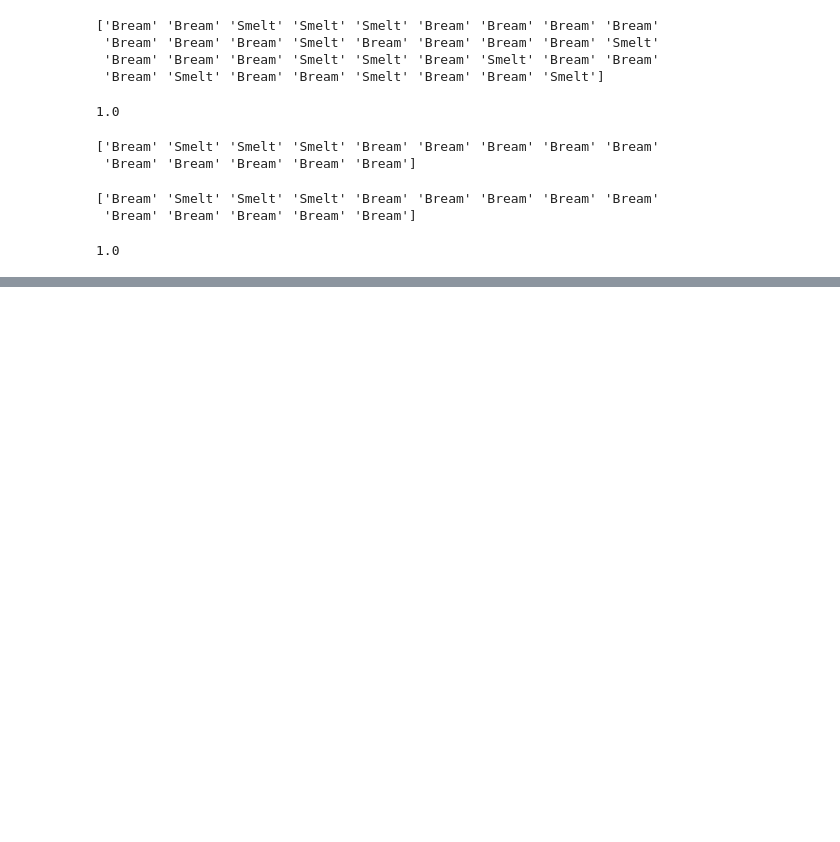
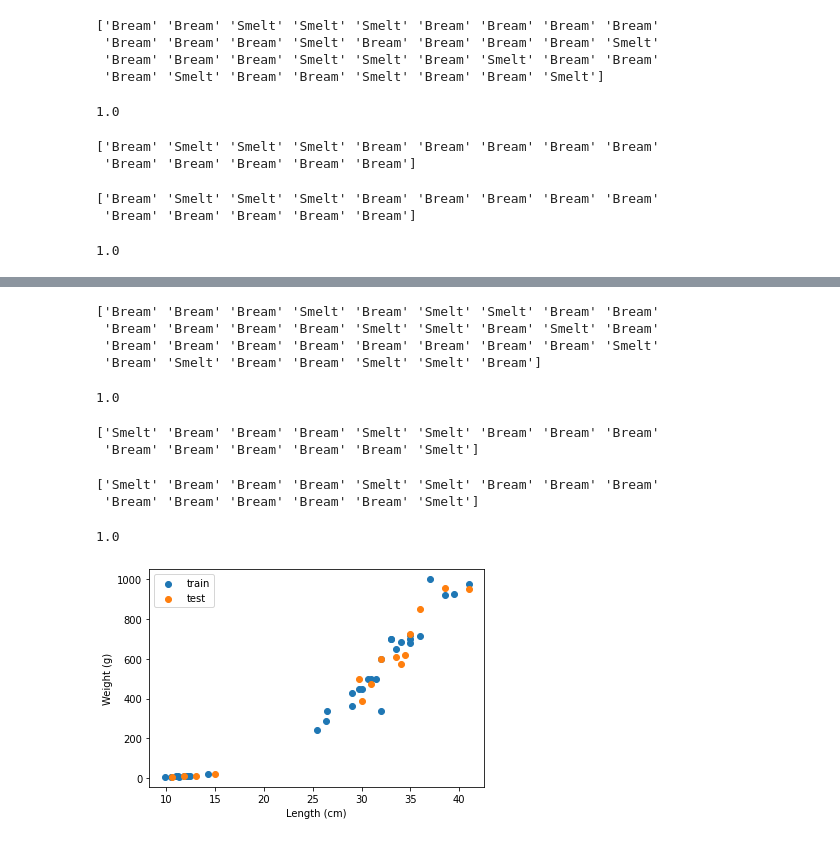
Before and after one commit to JakeOh/202110_itw_lab_python, a Jupyter notebook: ml03_train_test_scaling.ipynb, the cells around one changed output, grey strips where cells are left out. Cells and saved outputs as stored; diff of their text form; code cells hidden in the pictures; blank space fills up the shorter version.

```diff
--- a/ml03_train_test_scaling.ipynb
+++ b/ml03_train_test_scaling.ipynb
@@ -323,0 +328,5 @@ test_acc
+# %%
+X_train, X_test, y_train, y_test = train_test_split(features, target,
+                                                    test_size=0.3,
+                                                    stratify=target,
+                                                    random_state=42)
@@ -323,0 +370,4 @@ test_acc
+# %%
+knn = KNeighborsClassifier()  # 모델 생성
+# %%
+knn.fit(X_train, y_train)  # 모델 훈련
@@ -323,0 +384,39 @@ test_acc
+# %%
+print(y_train)  # 훈련 레이블
+# %% [output]
+['Bream' 'Bream' 'Bream' 'Smelt' 'Bream' 'Smelt' 'Smelt' 'Bream' 'Bream'
+ 'Bream' 'Bream' 'Bream' 'Bream' 'Smelt' 'Smelt' 'Bream' 'Smelt' 'Bream'
+ 'Bream' 'Bream' 'Bream' 'Bream' 'Bream' 'Bream' 'Bream' 'Bream' 'Smelt'
+ 'Bream' 'Smelt' 'Bream' 'Bream' 'Smelt' 'Smelt' 'Bream']
+# %%
+train_acc = knn.score(X_train, y_train)  # 훈련 셋에서의 정확도
+train_acc
+# %% [output]
+1.0
+# %%
+test_pred = knn.predict(X_test)  # 테스트 셋 예측값
+print(test_pred)
+# %% [output]
+['Smelt' 'Bream' 'Bream' 'Bream' 'Smelt' 'Smelt' 'Bream' 'Bream' 'Bream'
+ 'Bream' 'Bream' 'Bream' 'Bream' 'Bream' 'Smelt']
+# %%
+print(y_test)  # 테스트 셋 실젯값(테스트 레이블)
+# %% [output]
+['Smelt' 'Bream' 'Bream' 'Bream' 'Smelt' 'Smelt' 'Bream' 'Bream' 'Bream'
+ 'Bream' 'Bream' 'Bream' 'Bream' 'Bream' 'Smelt']
+# %%
+test_acc = knn.score(X_test, y_test)
+test_acc
+# %% [output]
+1.0
+# %%
+# 훈련 셋, 테스트 셋 시각화
+plt.scatter(X_train[:, 1], X_train[:, 0], label='train')
+plt.scatter(X_test[:, 1], X_test[:, 0], label='test')
+
+plt.xlabel('Length (cm)')
+plt.ylabel('Weight (g)')
+plt.legend()
+plt.show()
+# %% [output]
+[figure, added]
```
Also changed, not shown: parts of 11 cells of this notebook.
